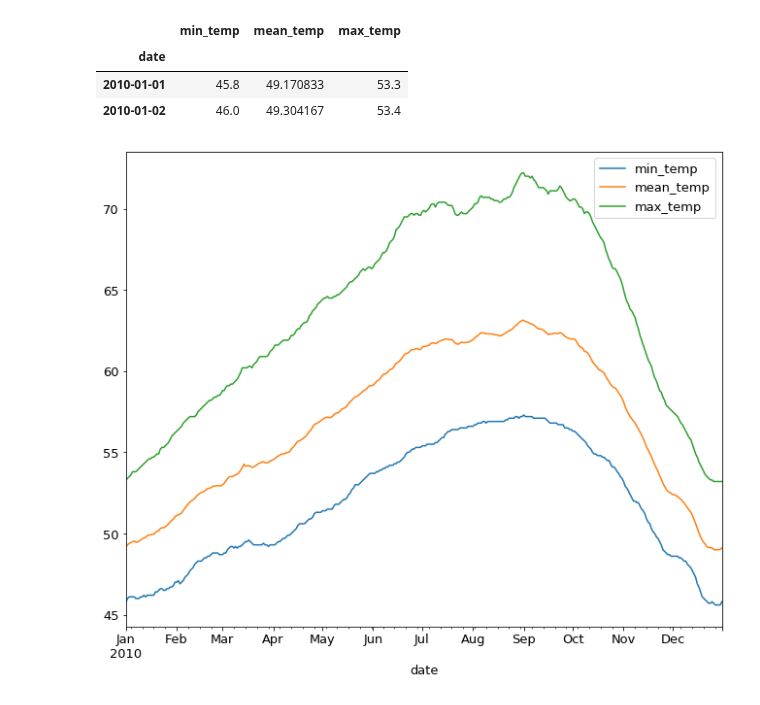
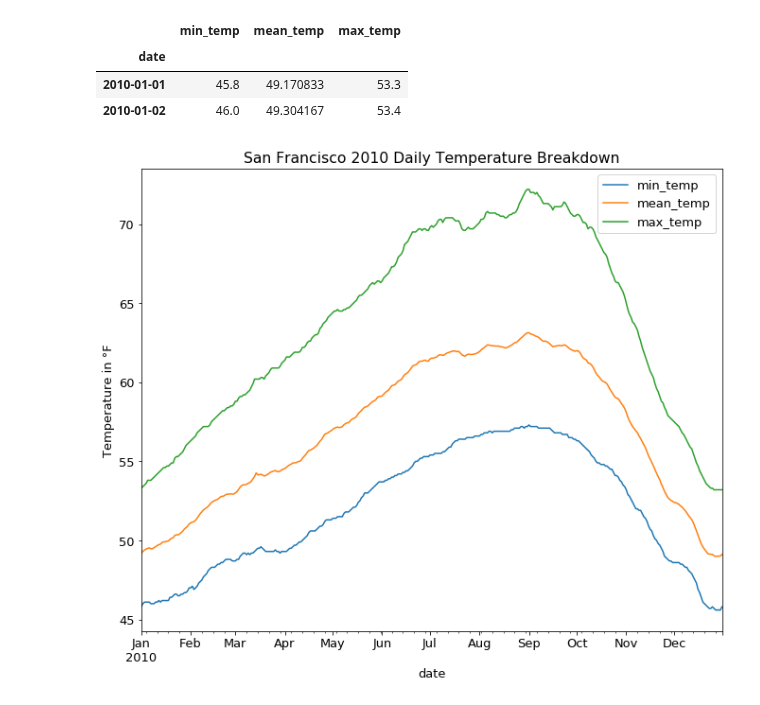
Before and after one commit to faithkane3/ds-methodologies-exercises, a Jupyter notebook: time_series/prepare_walkthrough.ipynb, the cells around one changed output. Drawn from its saved outputs; the diff is of its cells as text; code cells hidden in the pictures.

```diff
--- a/time_series/prepare_walkthrough.ipynb
+++ b/time_series/prepare_walkthrough.ipynb
@@ -365,12 +365,13 @@ temp_agg.head(2)
 # %%
 temp_agg.min_temp.plot()
 
 temp_agg.mean_temp.plot()
 
 temp_agg.max_temp.plot()
 
 plt.legend()
-plt.title('San Francisco 2010 Daily Temperature Breakday')
+plt.title('San Francisco 2010 Daily Temperature Breakdown')
+plt.ylabel('Temperature in °F')
 plt.show()
 # %% [output]
-[figure, old version]
+[figure, new version]
```
